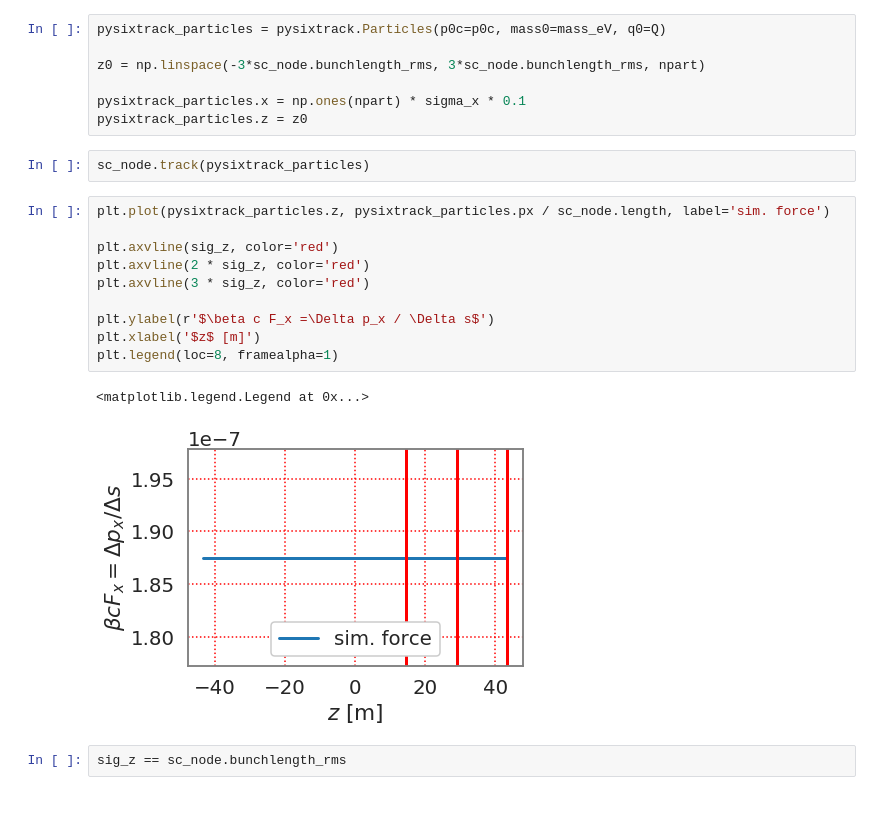
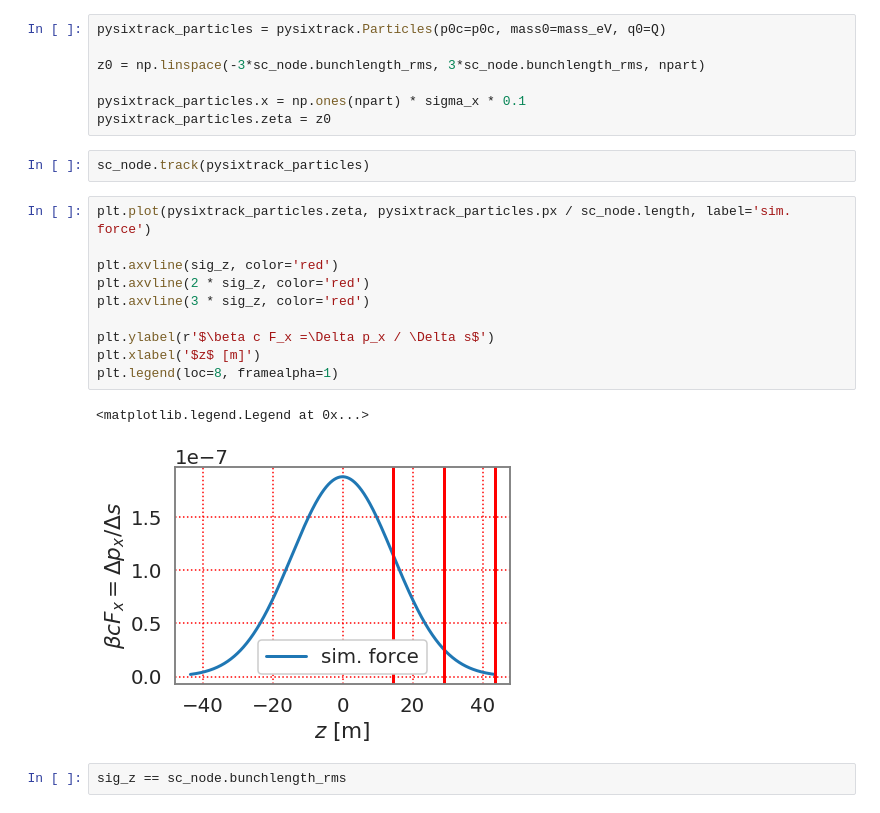
Before and after one commit to aoeftiger/sixtracklib_pyht_playground, a Jupyter notebook: sis100/2020-01-06--frozenSC-setup/Test_frozenSC.ipynb, the cells around one changed output. Saved outputs shown, nothing was run; the diff lists cells and outputs as text.

Commit message:
fixed frozen space charge longitudinal parameter. pysixtrack works!

```diff
--- a/sis100/2020-01-06--frozenSC-setup/Test_frozenSC.ipynb
+++ b/sis100/2020-01-06--frozenSC-setup/Test_frozenSC.ipynb
@@ -141,22 +141,22 @@ pysixtrack_particles = pysixtrack.Particles(p0c=p0c, mass0=mass_eV, q0=Q)
 z0 = np.linspace(-3*sc_node.bunchlength_rms, 3*sc_node.bunchlength_rms, npart)
 
 pysixtrack_particles.x = np.ones(npart) * sigma_x * 0.1
-pysixtrack_particles.z = z0
+pysixtrack_particles.zeta = z0
 # %%
 sc_node.track(pysixtrack_particles)
 # %%
-plt.plot(pysixtrack_particles.z, pysixtrack_particles.px / sc_node.length, label='sim. force')
+plt.plot(pysixtrack_particles.zeta, pysixtrack_particles.px / sc_node.length, label='sim. force')
 
 plt.axvline(sig_z, color='red')
 plt.axvline(2 * sig_z, color='red')
 plt.axvline(3 * sig_z, color='red')
 
 plt.ylabel(r'$\beta c F_x =\Delta p_x / \Delta s$')
 plt.xlabel('$z$ [m]')
 plt.legend(loc=8, framealpha=1)
 # %% [output]
 <matplotlib.legend.Legend at 0x...>
-[figure, old version]
+[figure, new version]
 # %%
 sig_z == sc_node.bunchlength_rms
 # %% [output]
```
Also changed, not shown: parts of 1 cell of this notebook.
